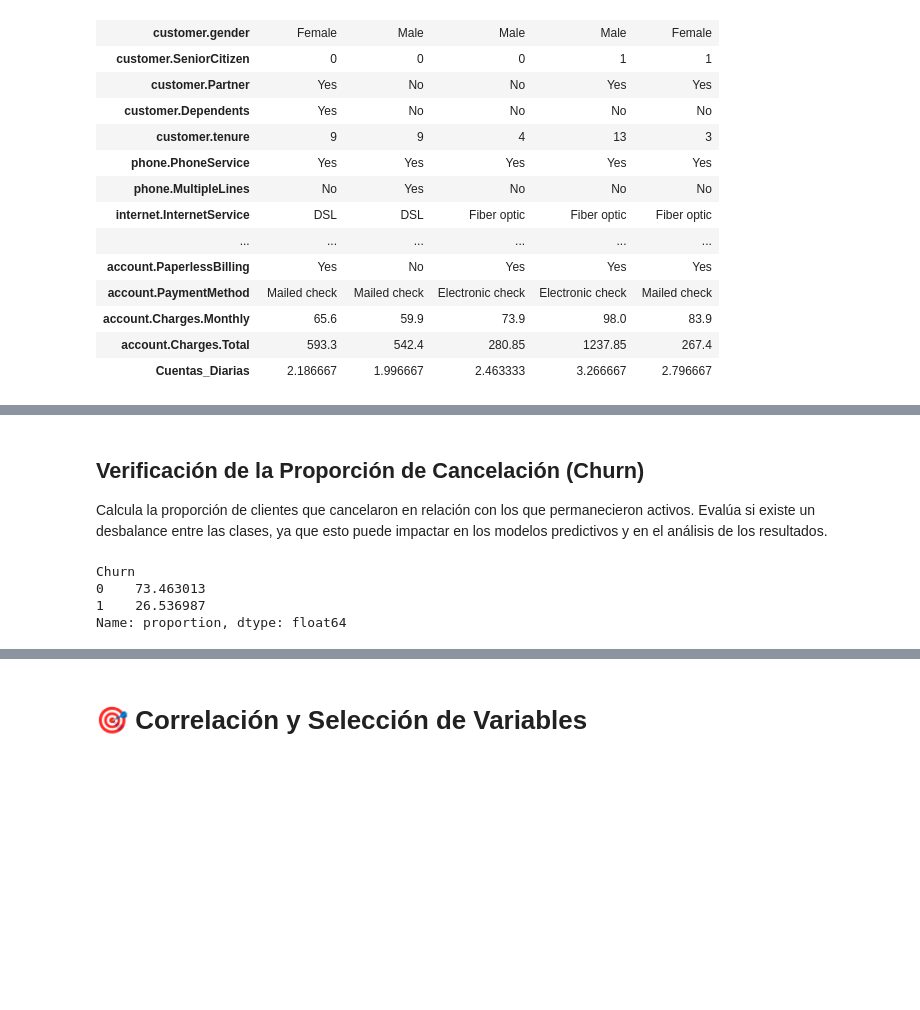
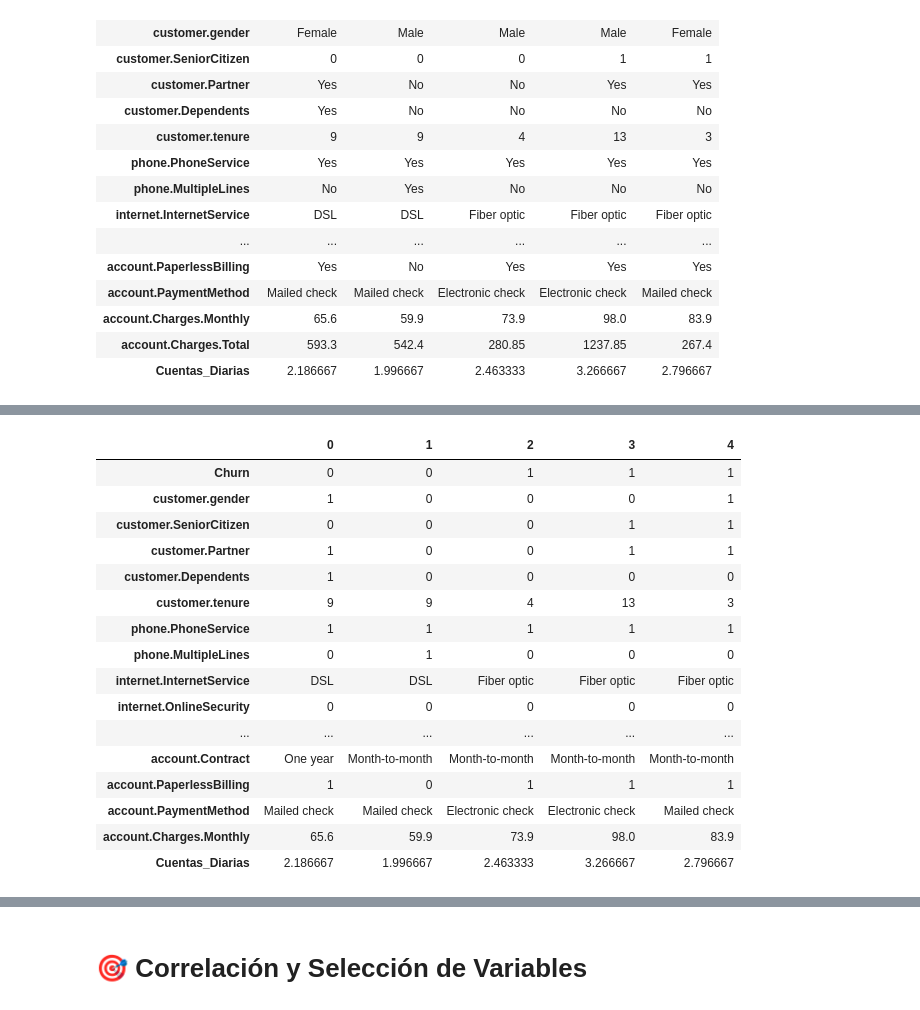
Before and after one commit to renzolea/Challenge-TelecomX_parte2_Latam, a Jupyter notebook: TelecomX_LATAM_2.ipynb, the cells around one changed output, grey strips where cells are left out. Saved outputs shown, nothing was run; the diff lists cells and outputs as text; code cells hidden in the pictures; blank space fills up the shorter version.

```diff
--- a/TelecomX_LATAM_2.ipynb
+++ b/TelecomX_LATAM_2.ipynb
@@ -103,0 +115,11 @@ Index(['Churn', 'customer.gender', 'customer.SeniorCitizen',
+# %%
+import pandas as pd
+
+columnas_a_mantener = [col for col in datos.columns if col not in columnas_a_eliminar]
+datos2 = datos[columnas_a_mantener].copy()
+
+# Convert the column names to a list and then to a DataFrame
+columnas_df = pd.DataFrame(datos2.columns.tolist(), columns=['Nombre de Columna'])
+
+# Display the DataFrame
+display(columnas_df)
@@ -104,7 +144,10 @@ Index(['Churn', 'customer.gender', 'customer.SeniorCitizen',
 # %%
-dicionario = {'No internet service':0,
-              'No phone service': 0,
-              'No': 0,
-              'Yes': 1,
-              'Male':0,
-              'Female':1}
+dicionario = dict(
+    {'No internet service':0,
+     'No phone service': 0,
+     'No': 0,
+     'Yes': 1,
+     'Male':0,
+     'Female':1
+    }
+)
@@ -147,16 +154,28 @@ datos3
-# %% [markdown]
-## Verificación de la Proporción de Cancelación (Churn)
-
-Calcula la proporción de clientes que cancelaron en relación con los que permanecieron activos. Evalúa si existe un desbalance entre las clases, ya que esto puede impactar en los modelos predictivos y en el análisis de los resultados.
-# %%
-# Verificación de la proporción de cancelación
-proporcion_churn = datos3['Churn'].value_counts(normalize=True)
-
-# Mostramos el resultado en porcentaje
-proporcion_churn = proporcion_churn * 100
-print(proporcion_churn)
-# %% [output]
-Churn
-0    73.463013
-1    26.536987
-Name: proportion, dtype: float64
+# %%
+# Create a copy to avoid modifying the original DataFrame directly if needed later
+datos2_modified = datos2.copy()
+
+# Apply replacements using a loop
+for old_value, new_value in dicionario.items():
+    datos2_modified = datos2_modified.replace(old_value, new_value)
+
+datos2 = datos2_modified
+display(datos2.head().T)
+# %% [output]
+|  | 0 | 1 | 2 | 3 | 4 |
+| Churn | 0 | 0 | 1 | 1 | 1 |
+| customer.gender | 1 | 0 | 0 | 0 | 1 |
+| customer.SeniorCitizen | 0 | 0 | 0 | 1 | 1 |
+| customer.Partner | 1 | 0 | 0 | 1 | 1 |
+| customer.Dependents | 1 | 0 | 0 | 0 | 0 |
+| customer.tenure | 9 | 9 | 4 | 13 | 3 |
+| phone.PhoneService | 1 | 1 | 1 | 1 | 1 |
+| phone.MultipleLines | 0 | 1 | 0 | 0 | 0 |
+| internet.InternetService | DSL | DSL | Fiber optic | Fiber optic | Fiber optic |
+| internet.OnlineSecurity | 0 | 0 | 0 | 0 | 0 |
+| ... | ... | ... | ... | ... | ... |
+| account.Contract | One year | Month-to-month | Month-to-month | Month-to-month | Month-to-month |
+| account.PaperlessBilling | 1 | 0 | 1 | 1 | 1 |
+| account.PaymentMethod | Mailed check | Mailed check | Electronic check | Electronic check | Mailed check |
+| account.Charges.Monthly | 65.6 | 59.9 | 73.9 | 98.0 | 83.9 |
+| Cuentas_Diarias | 2.186667 | 1.996667 | 2.463333 | 3.266667 | 2.796667 |
```
Also changed, not shown: parts of 27 cells of this notebook.
